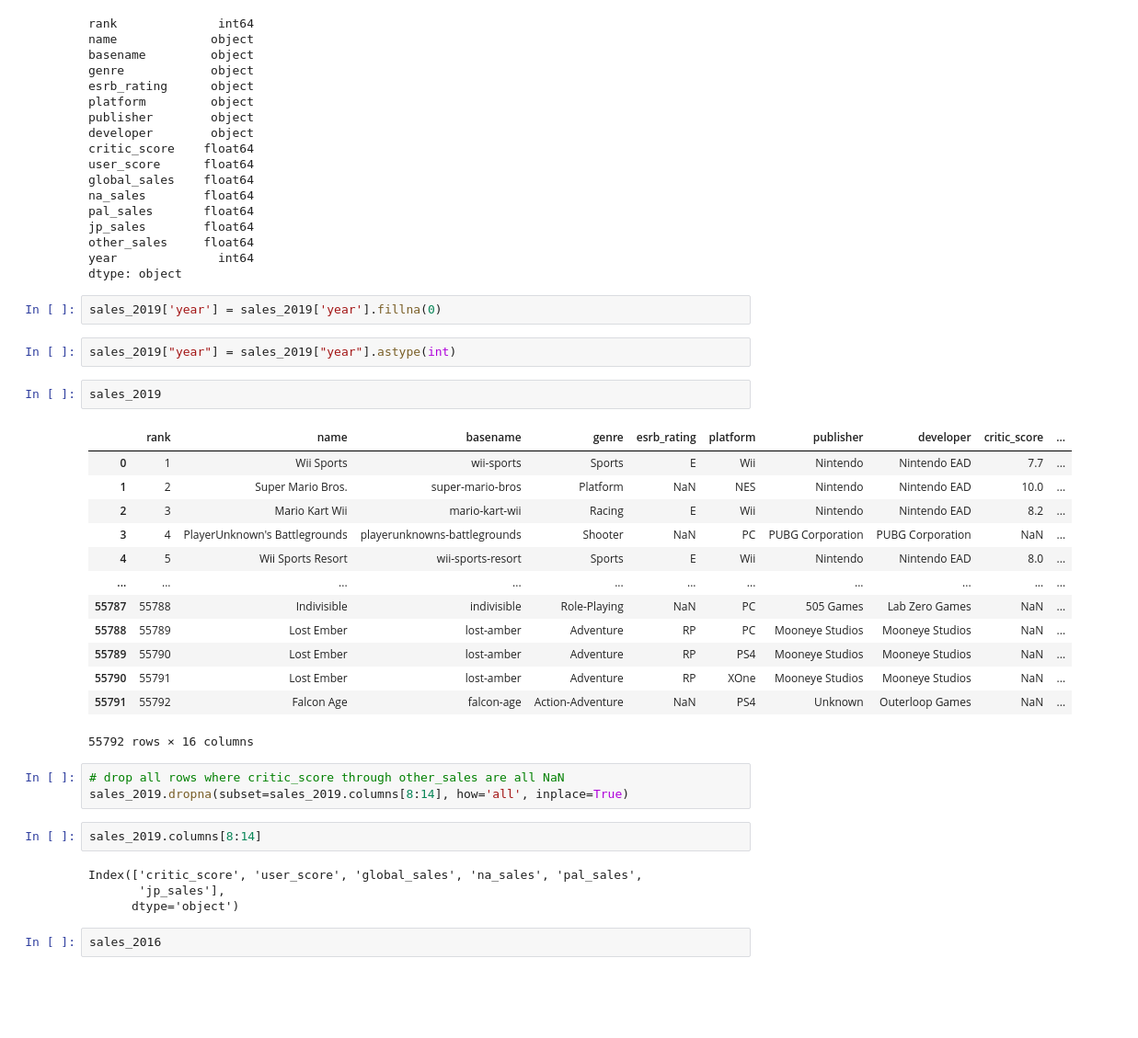
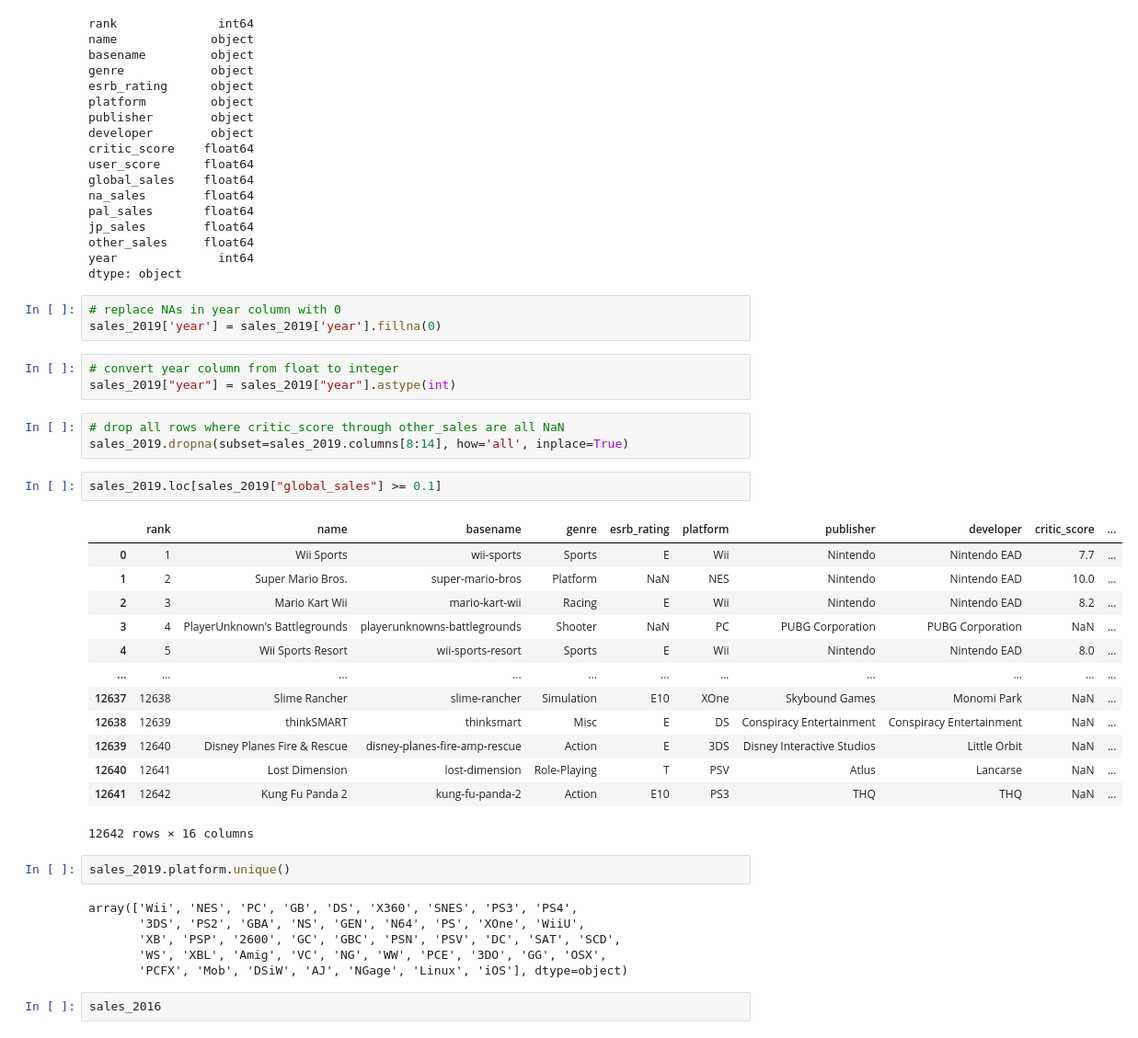
Before and after one commit to mrcslx/game_sales, a Jupyter notebook: scripts/01_cleaning.ipynb, the cells around one changed output. Shown at 92% size. Cells and saved outputs as stored; diff of their text form; blank space fills up the shorter version.

```diff
--- a/scripts/01_cleaning.ipynb
+++ b/scripts/01_cleaning.ipynb
@@ -234,34 +96,38 @@ other_sales     float64
 year              int64
 dtype: object
 # %%
+# replace NAs in year column with 0
 sales_2019['year'] = sales_2019['year'].fillna(0)
 # %%
+# convert year column from float to integer
 sales_2019["year"] = sales_2019["year"].astype(int)
-# %%
-sales_2019
-# %% [output]
-|  | rank | name | basename | genre | esrb_rating | platform | publisher | developer | critic_score | ... |
-| 0 | 1 | Wii Sports | wii-sports | Sports | E | Wii | Nintendo | Nintendo EAD | 7.7 | ... |
-| 1 | 2 | Super Mario Bros. | super-mario-bros | Platform | NaN | NES | Nintendo | Nintendo EAD | 10.0 | ... |
-| 2 | 3 | Mario Kart Wii | mario-kart-wii | Racing | E | Wii | Nintendo | Nintendo EAD | 8.2 | ... |
-| 3 | 4 | PlayerUnknown's Battlegrounds | playerunknowns-battlegrounds | Shooter | NaN | PC | PUBG Corporation | PUBG Corporation | NaN | ... |
-| 4 | 5 | Wii Sports Resort | wii-sports-resort | Sports | E | Wii | Nintendo | Nintendo EAD | 8.0 | ... |
-| ... | ... | ... | ... | ... | ... | ... | ... | ... | ... | ... |
-| 55787 | 55788 | Indivisible | indivisible | Role-Playing | NaN | PC | 505 Games | Lab Zero Games | NaN | ... |
-| 55788 | 55789 | Lost Ember | lost-amber | Adventure | RP | PC | Mooneye Studios | Mooneye Studios | NaN | ... |
-| 55789 | 55790 | Lost Ember | lost-amber | Adventure | RP | PS4 | Mooneye Studios | Mooneye Studios | NaN | ... |
-| 55790 | 55791 | Lost Ember | lost-amber | Adventure | RP | XOne | Mooneye Studios | Mooneye Studios | NaN | ... |
-| 55791 | 55792 | Falcon Age | falcon-age | Action-Adventure | NaN | PS4 | Unknown | Outerloop Games | NaN | ... |
-55792 rows × 16 columns
 # %%
 # drop all rows where critic_score through other_sales are all NaN
 sales_2019.dropna(subset=sales_2019.columns[8:14], how='all', inplace=True)
-# %%
-sales_2019.columns[8:14]
-# %% [output]
-Index(['critic_score', 'user_score', 'global_sales', 'na_sales', 'pal_sales',
-       'jp_sales'],
-      dtype='object')
+# %%
+sales_2019.loc[sales_2019["global_sales"] >= 0.1]
+# %% [output]
+|  | rank | name | basename | genre | esrb_rating | platform | publisher | developer | critic_score | ... |
+| 0 | 1 | Wii Sports | wii-sports | Sports | E | Wii | Nintendo | Nintendo EAD | 7.7 | ... |
+| 1 | 2 | Super Mario Bros. | super-mario-bros | Platform | NaN | NES | Nintendo | Nintendo EAD | 10.0 | ... |
+| 2 | 3 | Mario Kart Wii | mario-kart-wii | Racing | E | Wii | Nintendo | Nintendo EAD | 8.2 | ... |
+| 3 | 4 | PlayerUnknown's Battlegrounds | playerunknowns-battlegrounds | Shooter | NaN | PC | PUBG Corporation | PUBG Corporation | NaN | ... |
+| 4 | 5 | Wii Sports Resort | wii-sports-resort | Sports | E | Wii | Nintendo | Nintendo EAD | 8.0 | ... |
+| ... | ... | ... | ... | ... | ... | ... | ... | ... | ... | ... |
+| 12637 | 12638 | Slime Rancher | slime-rancher | Simulation | E10 | XOne | Skybound Games | Monomi Park | NaN | ... |
+| 12638 | 12639 | thinkSMART | thinksmart | Misc | E | DS | Conspiracy Entertainment | Conspiracy Entertainment | NaN | ... |
+| 12639 | 12640 | Disney Planes Fire & Rescue | disney-planes-fire-amp-rescue | Action | E | 3DS | Disney Interactive Studios | Little Orbit | NaN | ... |
+| 12640 | 12641 | Lost Dimension | lost-dimension | Role-Playing | T | PSV | Atlus | Lancarse | NaN | ... |
+| 12641 | 12642 | Kung Fu Panda 2 | kung-fu-panda-2 | Action | E10 | PS3 | THQ | THQ | NaN | ... |
+12642 rows × 16 columns
+# %%
+sales_2019.platform.unique()
+# %% [output]
+array(['Wii', 'NES', 'PC', 'GB', 'DS', 'X360', 'SNES', 'PS3', 'PS4',
+       '3DS', 'PS2', 'GBA', 'NS', 'GEN', 'N64', 'PS', 'XOne', 'WiiU',
+       'XB', 'PSP', '2600', 'GC', 'GBC', 'PSN', 'PSV', 'DC', 'SAT', 'SCD',
+       'WS', 'XBL', 'Amig', 'VC', 'NG', 'WW', 'PCE', '3DO', 'GG', 'OSX',
+       'PCFX', 'Mob', 'DSiW', 'AJ', 'NGage', 'Linux', 'iOS'], dtype=object)
 # %%
 sales_2016
 # %% [output]
```
Also changed, not shown: parts of 11 cells of this notebook.
